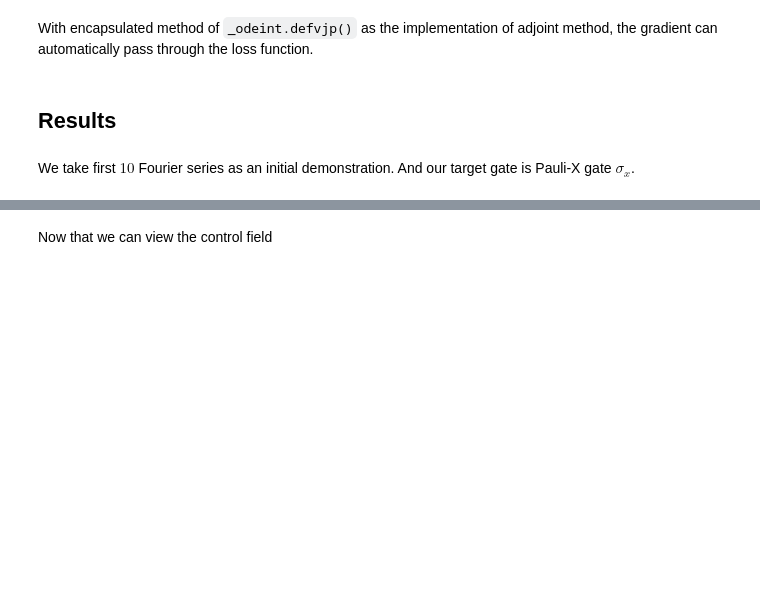
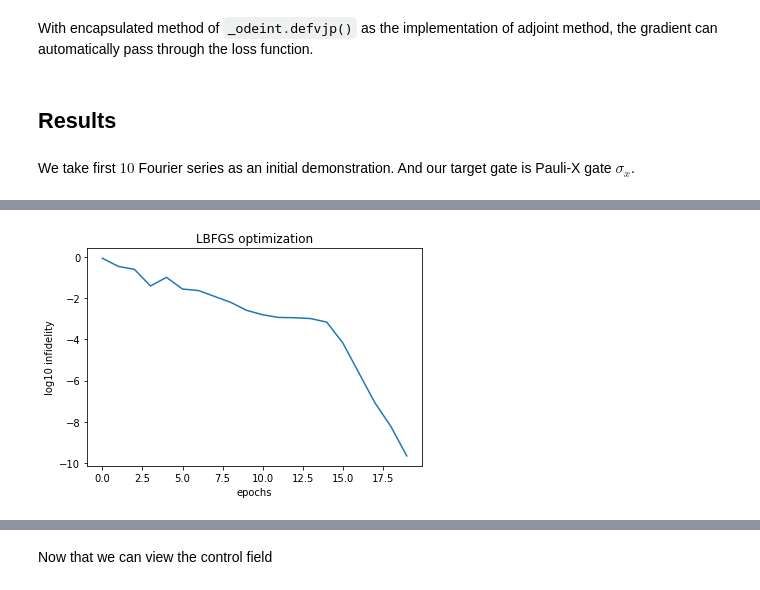
Before and after one commit to jeffreyyao128/qoptimize, a Jupyter notebook: Manuscript.ipynb, the cells around one changed output, grey strips where cells are left out. Saved outputs shown, nothing was run; the diff lists cells and outputs as text; code cells hidden in the pictures; blank space fills up the shorter version.

```diff
--- a/Manuscript.ipynb
+++ b/Manuscript.ipynb
@@ -136 +156,10 @@ final loss =  8.8487969215138e-088e-08-07
+# %%
+plt.plot(range(len(loss_list_LBFGS)),jnp.log10(jnp.array(loss_list_LBFGS)))
+plt.xlabel('epochs')
+plt.ylabel('log10 infidelity')
+plt.title('LBFGS optimization')
+
+plt.show()
+# %% [output]
+[figure, added]
 # %%
```
Also changed, not shown: parts of 16 cells of this notebook, 1 other file.
